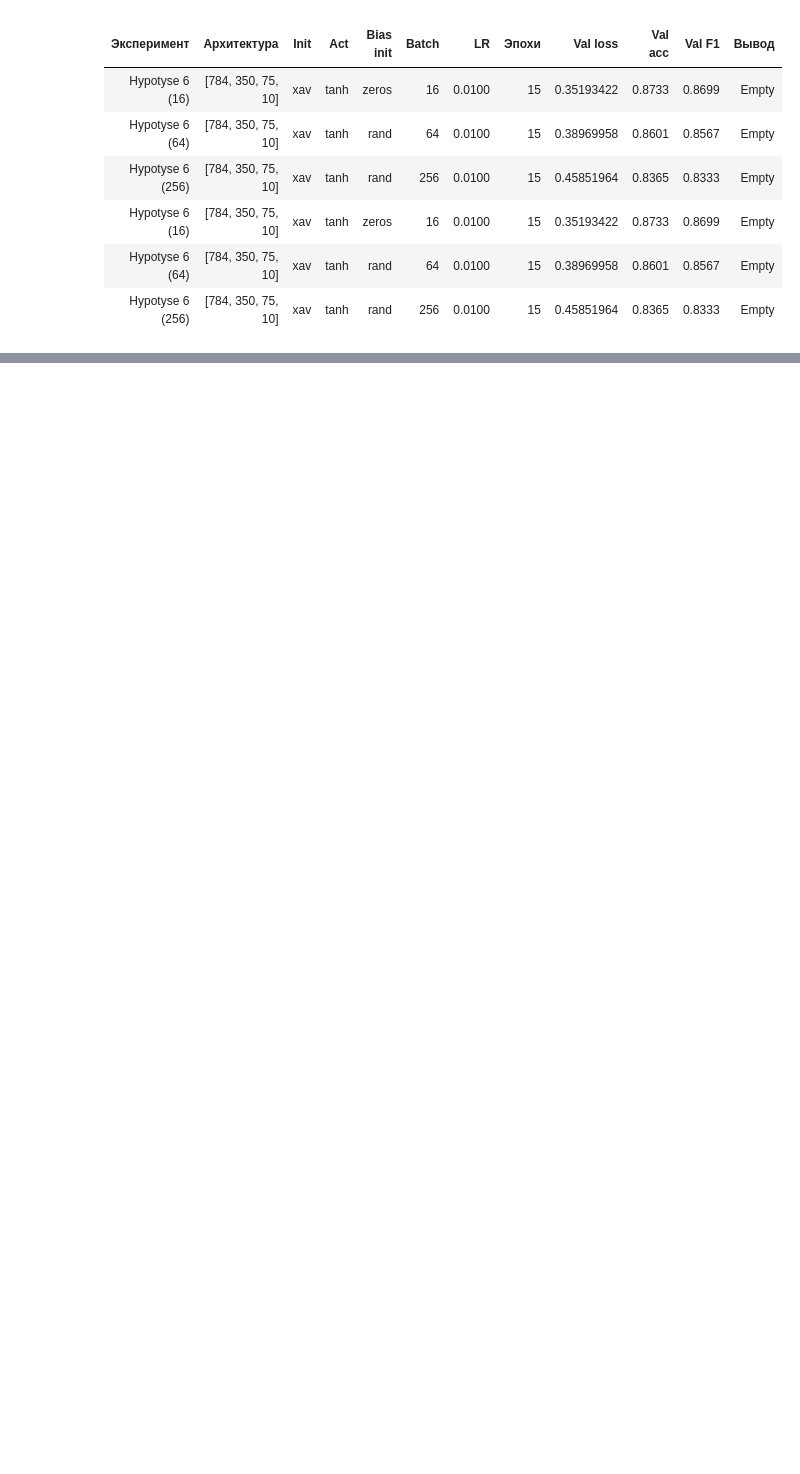
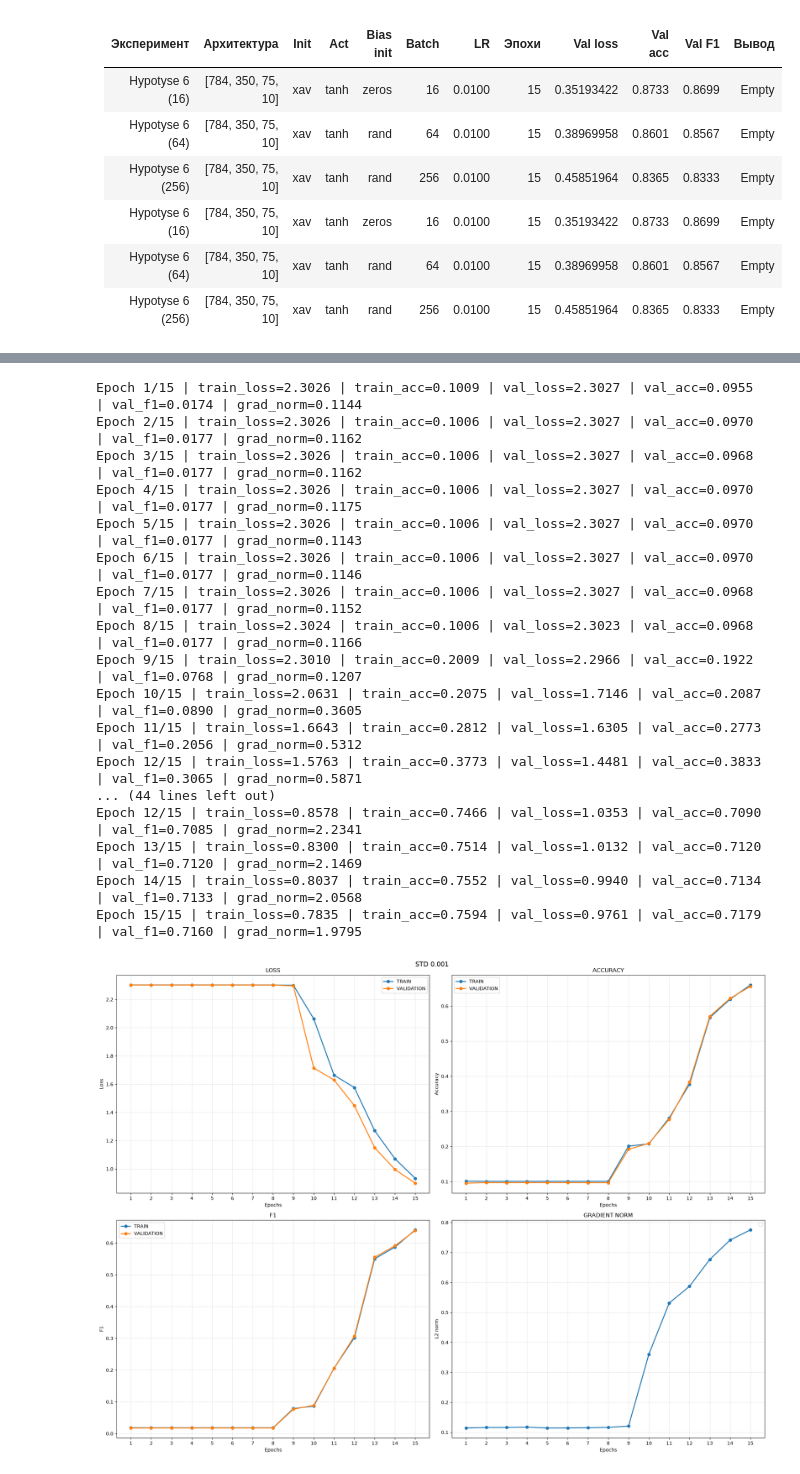
Before and after one commit to NOTSAME-21/AI-Technology-HW-1, a Jupyter notebook: solution.ipynb, the cells around one changed output, grey strips where cells are left out. Saved outputs shown, nothing was run; the diff lists cells and outputs as text; code cells hidden in the pictures; blank space fills up the shorter version.

```diff
--- a/solution.ipynb
+++ b/solution.ipynb
@@ -702,0 +719,47 @@ Epoch 15/15 | train_loss=0.4439 | train_acc=0.8450 | val_loss=0.4585 | val_acc=0
+# %%
+np.random.seed(21)
+net_h5_1 = SETKA([784, 350, 75, 10], activation="tanh", weights_method="norm", std2 = 0.001, seed=21)
+history_h5_1 = train_model(net_h5_1, X_tr, Y_tr, X_val, Y_val, epochs=15, batch_size=64, lr=0.01)
+record("Hypotyse 5 (0.001)", net_h5_1, history_h5_1, "norm","zeros", 64, 0.01, 15)
+
+np.random.seed(21)
+net_h5_2 = SETKA([784, 350, 75, 10], activation="tanh", weights_method="norm", std2 = 0.01, seed=21)
+history_h5_2 = train_model(net_h5_2, X_tr, Y_tr, X_val, Y_val, epochs=15, batch_size=64, lr=0.01)
+record("Hypotyse 5 (0.01)", net_h5_2, history_h5_2, "norm","zeros", 64, 0.01, 15)
+
+np.random.seed(21)
+net_h5_3 = SETKA([784, 350, 75, 10], activation="tanh", weights_method="norm", std2 = 0.1, seed=21)
+history_h5_3 = train_model(net_h5_3, X_tr, Y_tr, X_val, Y_val, epochs=15, batch_size=64, lr=0.01)
+record("Hypotyse 5 (0.1)", net_h5_3, history_h5_3, "norm","zeros", 64, 0.01, 15)
+
+np.random.seed(21)
+net_h5_4 = SETKA([784, 350, 75, 10], activation="tanh", weights_method="norm", std2 = 1.0, seed=21)
+history_h5_4 = train_model(net_h5_4, X_tr, Y_tr, X_val, Y_val, epochs=15, batch_size=64, lr=0.01)
+record("Hypotyse 5 (1,0)", net_h5_4, history_h5_4, "norm","zeros", 64, 0.01, 15)
+
+plots (history_h5_1, title = "STD 0.001")
+plots (history_h5_2, title = "STD 0.01")
+plots (history_h5_3, title = "STD 0.1")
+plots (history_h5_4, title = "STD 1.0")
+
+hyp5_rows = [r for r in results if "Hypotyse 5" in r["name"]]
+print_md_table(hyp5_rows)
+# %% [output]
+Epoch 1/15 | train_loss=2.3026 | train_acc=0.1009 | val_loss=2.3027 | val_acc=0.0955 | val_f1=0.0174 | grad_norm=0.1144
+Epoch 2/15 | train_loss=2.3026 | train_acc=0.1006 | val_loss=2.3027 | val_acc=0.0970 | val_f1=0.0177 | grad_norm=0.1162
+Epoch 3/15 | train_loss=2.3026 | train_acc=0.1006 | val_loss=2.3027 | val_acc=0.0968 | val_f1=0.0177 | grad_norm=0.1162
+Epoch 4/15 | train_loss=2.3026 | train_acc=0.1006 | val_loss=2.3027 | val_acc=0.0970 | val_f1=0.0177 | grad_norm=0.1175
+Epoch 5/15 | train_loss=2.3026 | train_acc=0.1006 | val_loss=2.3027 | val_acc=0.0970 | val_f1=0.0177 | grad_norm=0.1143
+Epoch 6/15 | train_loss=2.3026 | train_acc=0.1006 | val_loss=2.3027 | val_acc=0.0970 | val_f1=0.0177 | grad_norm=0.1146
+Epoch 7/15 | train_loss=2.3026 | train_acc=0.1006 | val_loss=2.3027 | val_acc=0.0968 | val_f1=0.0177 | grad_norm=0.1152
+Epoch 8/15 | train_loss=2.3024 | train_acc=0.1006 | val_loss=2.3023 | val_acc=0.0968 | val_f1=0.0177 | grad_norm=0.1166
+Epoch 9/15 | train_loss=2.3010 | train_acc=0.2009 | val_loss=2.2966 | val_acc=0.1922 | val_f1=0.0768 | grad_norm=0.1207
+Epoch 10/15 | train_loss=2.0631 | train_acc=0.2075 | val_loss=1.7146 | val_acc=0.2087 | val_f1=0.0890 | grad_norm=0.3605
+Epoch 11/15 | train_loss=1.6643 | train_acc=0.2812 | val_loss=1.6305 | val_acc=0.2773 | val_f1=0.2056 | grad_norm=0.5312
+Epoch 12/15 | train_loss=1.5763 | train_acc=0.3773 | val_loss=1.4481 | val_acc=0.3833 | val_f1=0.3065 | grad_norm=0.5871
+... (44 lines left out)
+Epoch 12/15 | train_loss=0.8578 | train_acc=0.7466 | val_loss=1.0353 | val_acc=0.7090 | val_f1=0.7085 | grad_norm=2.2341
+Epoch 13/15 | train_loss=0.8300 | train_acc=0.7514 | val_loss=1.0132 | val_acc=0.7120 | val_f1=0.7120 | grad_norm=2.1469
+Epoch 14/15 | train_loss=0.8037 | train_acc=0.7552 | val_loss=0.9940 | val_acc=0.7134 | val_f1=0.7133 | grad_norm=2.0568
+Epoch 15/15 | train_loss=0.7835 | train_acc=0.7594 | val_loss=0.9761 | val_acc=0.7179 | val_f1=0.7160 | grad_norm=1.9795
+[figure, added]
```
Also changed, not shown: parts of 4 cells of this notebook.
